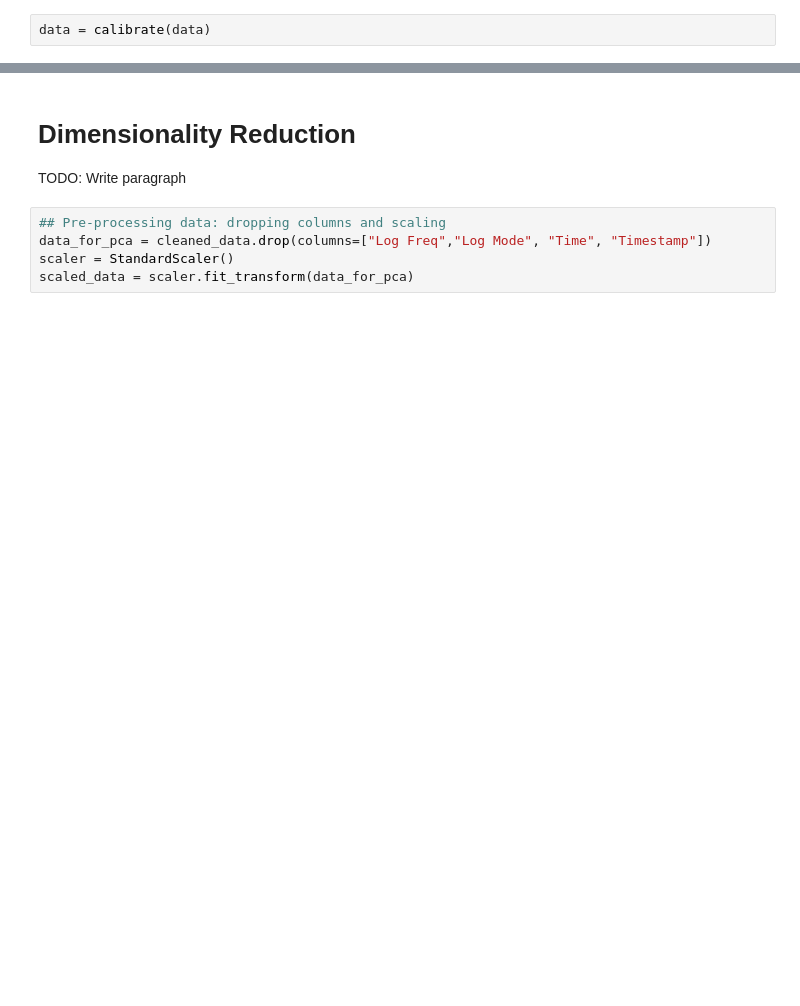
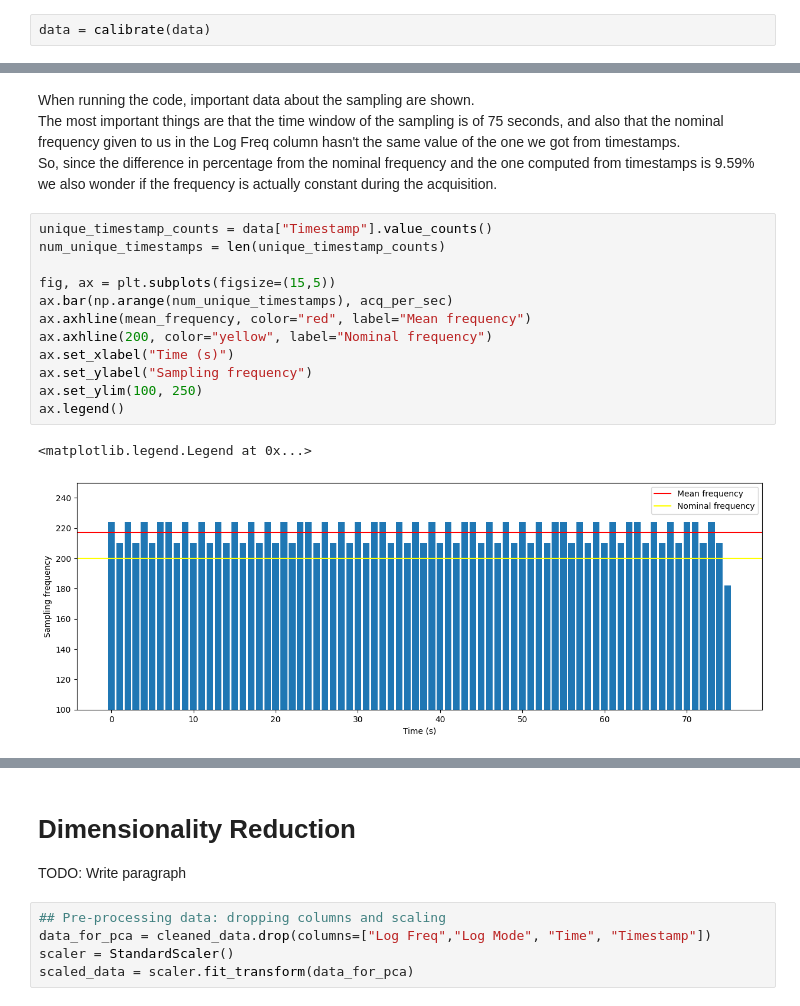
Before and after one commit to paololapo/HeartRateEstimation, a Jupyter notebook: Real_Project.ipynb, the cells around one changed output, grey strips where cells are left out. Cells and saved outputs as stored; diff of their text form; blank space fills up the shorter version.

```diff
--- a/Real_Project.ipynb
+++ b/Real_Project.ipynb
@@ -80,0 +161,19 @@ data = calibrate(data)
+# %% [markdown]
+When running the code, important data about the sampling are shown.
+The most important things are that the time window of the sampling is of 75 seconds, and also that the nominal frequency given to us in the Log Freq column hasn't the same value of the one we got from timestamps.
+So, since the difference in percentage from the nominal frequency and the one computed from timestamps is 9.59% we also wonder if the frequency is actually constant during the acquisition.
+# %%
+unique_timestamp_counts = data["Timestamp"].value_counts()
+num_unique_timestamps = len(unique_timestamp_counts)
+
+fig, ax = plt.subplots(figsize=(15,5))
+ax.bar(np.arange(num_unique_timestamps), acq_per_sec)
+ax.axhline(mean_frequency, color="red", label="Mean frequency")
+ax.axhline(200, color="yellow", label="Nominal frequency")
+ax.set_xlabel("Time (s)")
+ax.set_ylabel("Sampling frequency")
+ax.set_ylim(100, 250)
+ax.legend()
+# %% [output]
+<matplotlib.legend.Legend at 0x...>
+[figure, added]
```
Also changed, not shown: parts of 48 cells of this notebook.
